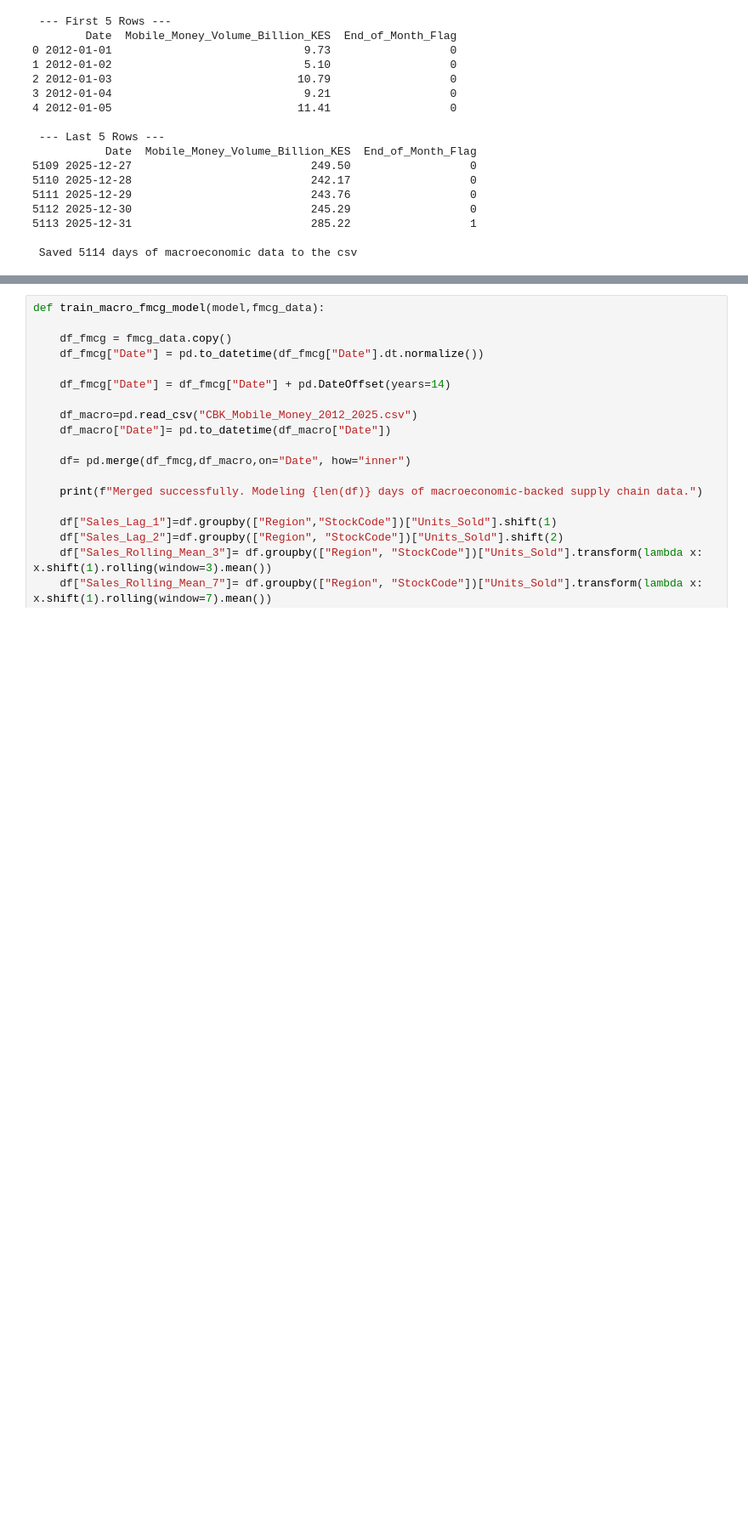
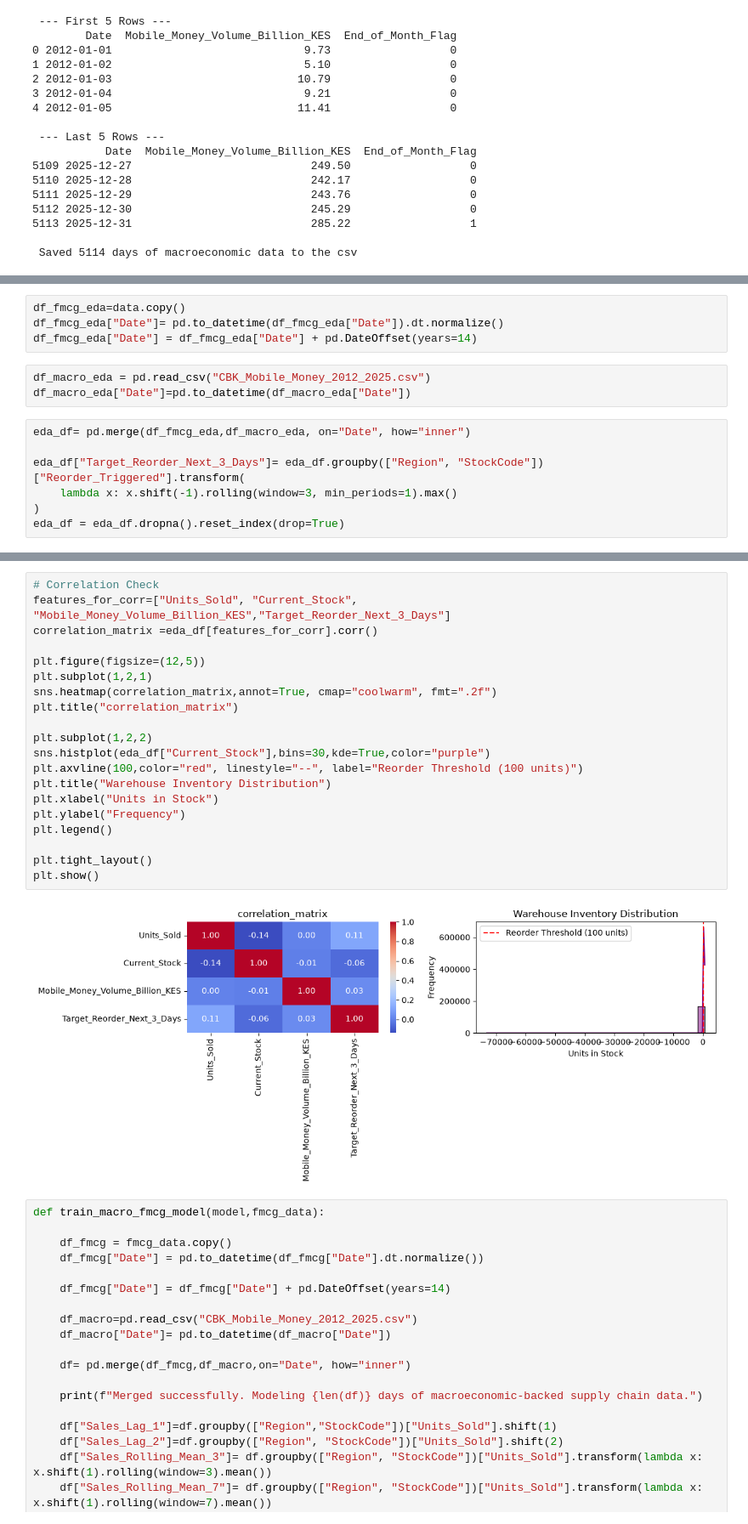
Before and after one commit to Adieltheanalyst/Macro-Anchored-Route-to-Market-Simulator, a Jupyter notebook: nairobi_rtm.ipynb, the cells around one changed output, grey strips where cells are left out. Shown at 85% size. Cells and saved outputs as stored; diff of their text form; blank space fills up the shorter version.

```diff
--- a/nairobi_rtm.ipynb
+++ b/nairobi_rtm.ipynb
@@ -206,0 +216,14 @@ if __name__ =="__main__":
+# %%
+df_fmcg_eda=data.copy()
+df_fmcg_eda["Date"]= pd.to_datetime(df_fmcg_eda["Date"]).dt.normalize()
+df_fmcg_eda["Date"] = df_fmcg_eda["Date"] + pd.DateOffset(years=14)
+# %%
+df_macro_eda = pd.read_csv("CBK_Mobile_Money_2012_2025.csv")
+df_macro_eda["Date"]=pd.to_datetime(df_macro_eda["Date"])
+# %%
+eda_df= pd.merge(df_fmcg_eda,df_macro_eda, on="Date", how="inner")
+
+eda_df["Target_Reorder_Next_3_Days"]= eda_df.groupby(["Region", "StockCode"])["Reorder_Triggered"].transform(
+    lambda x: x.shift(-1).rolling(window=3, min_periods=1).max()
+)
+eda_df = eda_df.dropna().reset_index(drop=True)
@@ -207,3 +245,25 @@ if __name__ =="__main__":
+# %%
+# Correlation Check
+features_for_corr=["Units_Sold", "Current_Stock", "Mobile_Money_Volume_Billion_KES","Target_Reorder_Next_3_Days"]
+correlation_matrix =eda_df[features_for_corr].corr()
+
+plt.figure(figsize=(12,5))
+plt.subplot(1,2,1)
+sns.heatmap(correlation_matrix,annot=True, cmap="coolwarm", fmt=".2f")
+plt.title("correlation_matrix")
+
+plt.subplot(1,2,2)
+sns.histplot(eda_df["Current_Stock"],bins=30,kde=True,color="purple")
+plt.axvline(100,color="red", linestyle="--", label="Reorder Threshold (100 units)")
+plt.title("Warehouse Inventory Distribution")
+plt.xlabel("Units in Stock")
+plt.ylabel("Frequency")
+plt.legend()
+
+plt.tight_layout()
+plt.show()
+# %% [output]
+[figure, added]
 # %%
 def train_macro_fmcg_model(model,fmcg_data):
 
```
Also changed, not shown: parts of 6 cells of this notebook.
